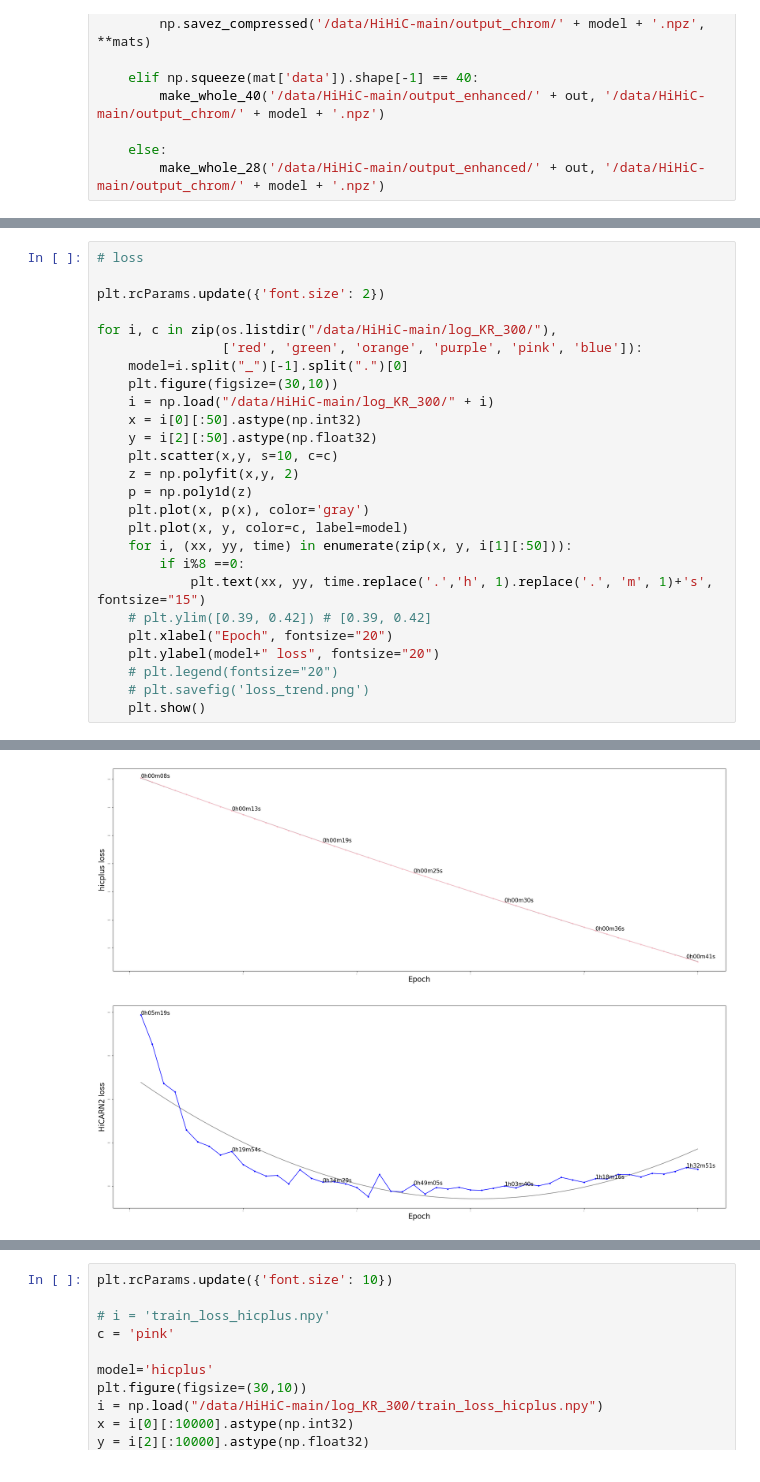
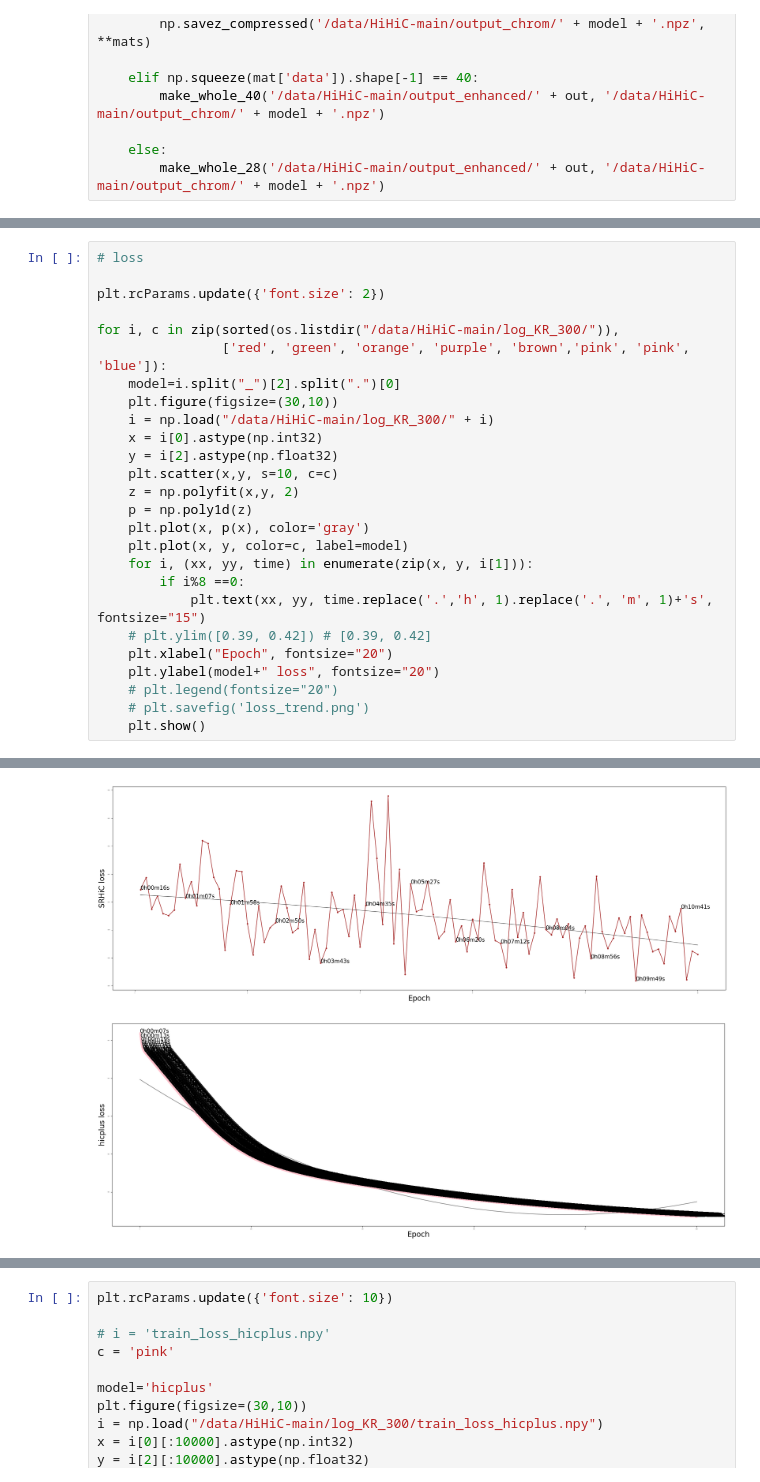
Before and after one commit to jkrLab/HiHiC, a Jupyter notebook: train.ipynb, the cells around one changed output, grey strips where cells are left out. Cells and saved outputs as stored; diff of their text form.

Commit message:
update data_generation & model_iEnhance

```diff
--- a/train.ipynb
+++ b/train.ipynb
@@ -131,19 +162,19 @@ for out in os.listdir('/data/HiHiC-main/output_enhanced'):
 
 plt.rcParams.update({'font.size': 2})
 
-for i, c in zip(os.listdir("/data/HiHiC-main/log_KR_300/"),
-                ['red', 'green', 'orange', 'purple', 'pink', 'blue']):
-    model=i.split("_")[-1].split(".")[0]
+for i, c in zip(sorted(os.listdir("/data/HiHiC-main/log_KR_300/")),
+                ['red', 'green', 'orange', 'purple', 'brown','pink', 'pink', 'blue']):
+    model=i.split("_")[2].split(".")[0]
     plt.figure(figsize=(30,10))
     i = np.load("/data/HiHiC-main/log_KR_300/" + i)
-    x = i[0][:50].astype(np.int32)
-    y = i[2][:50].astype(np.float32)
+    x = i[0].astype(np.int32)
+    y = i[2].astype(np.float32)
     plt.scatter(x,y, s=10, c=c)
     z = np.polyfit(x,y, 2)
     p = np.poly1d(z)
     plt.plot(x, p(x), color='gray')
     plt.plot(x, y, color=c, label=model)
-    for i, (xx, yy, time) in enumerate(zip(x, y, i[1][:50])):
+    for i, (xx, yy, time) in enumerate(zip(x, y, i[1])):
         if i%8 ==0:
             plt.text(xx, yy, time.replace('.','h', 1).replace('.', 'm', 1)+'s', fontsize="15")
     # plt.ylim([0.39, 0.42]) # [0.39, 0.42]
@@ -160,2 +191,2 @@ for i, c in zip(os.listdir("/data/HiHiC-main/log_KR_300/"),
-[figure, old version]
+[figure, new version]
-[figure, old version]
+[figure, new version]
```
Also changed, not shown: parts of 4 cells of this notebook, 4 other files.
